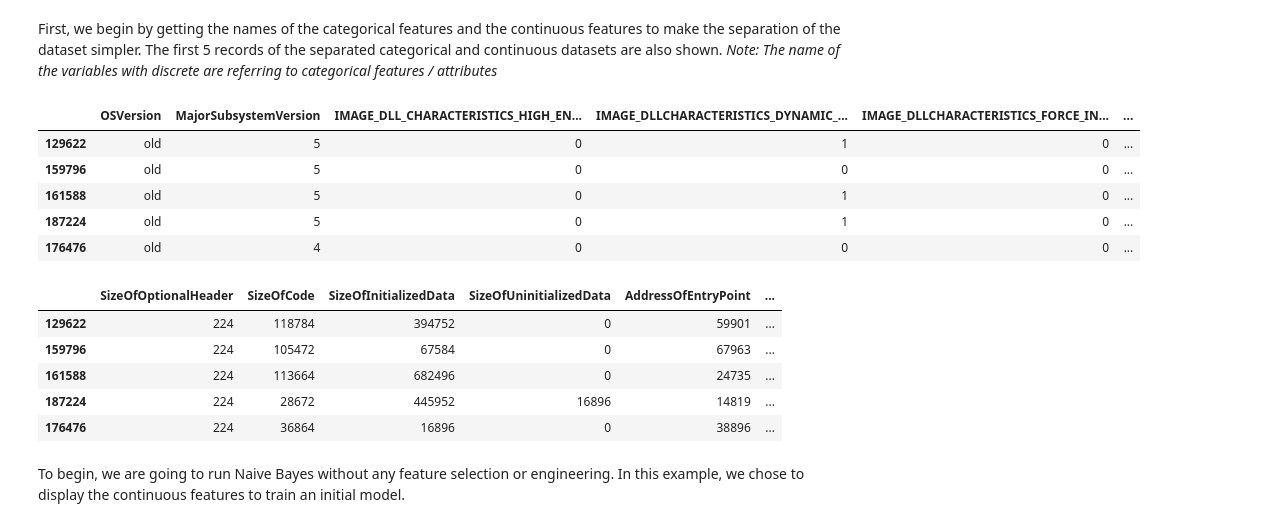
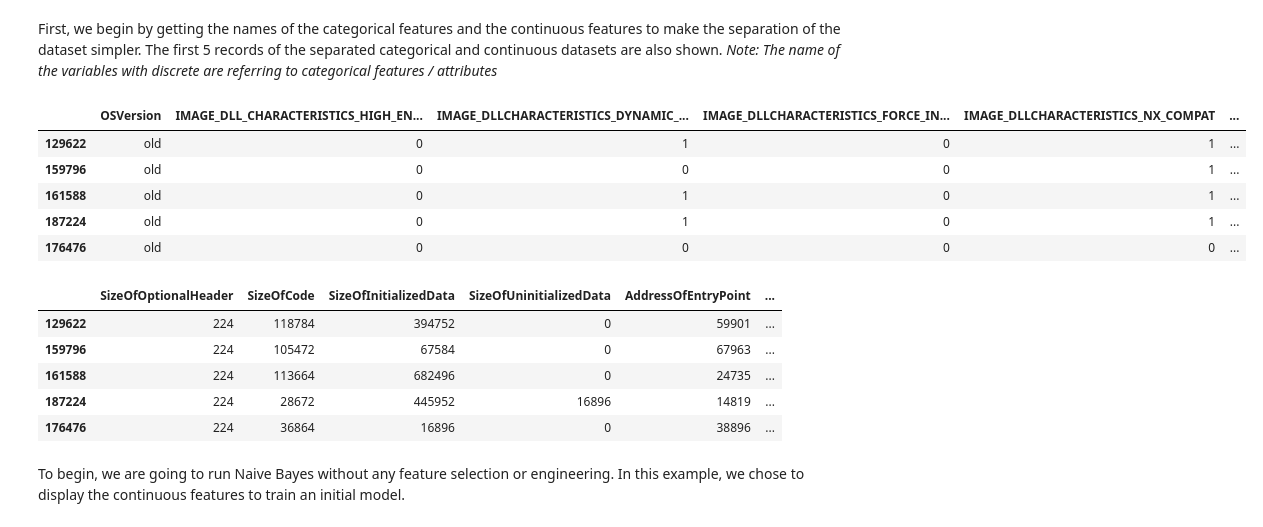
Before and after one commit to ayaabdelgawad/categorize-viruses, a Jupyter notebook: mal-classifier.ipynb, the cells around one changed output. Cells and saved outputs as stored; diff of their text form; code cells hidden in the pictures.

```diff
--- a/mal-classifier.ipynb
+++ b/mal-classifier.ipynb
@@ -487,25 +487,24 @@ First, we begin by getting the names of the categorical features and the continu
 # %%
 discrete_features = [
     "OSVersion",
-    "MajorSubsystemVersion",
     *dll_flag_offsets.values(),
     *[name for name in random_pruned_data if name.startswith ('Machine')],
     *[name for name in random_pruned_data if name.startswith ('Subsystem')]
 ]
 
 continuous_features = [
     name for name in data \
         if name not in discrete_features and name not in ["MajorOperatingSystemVersion", "legitimate"]]
 
 display (random_pruned_data[discrete_features].head ())
 display (random_pruned_data[continuous_features].head ())
 # %% [output]
-|  | OSVersion | MajorSubsystemVersion | IMAGE_DLL_CHARACTERISTICS_HIGH_EN... | IMAGE_DLLCHARACTERISTICS_DYNAMIC_... | IMAGE_DLLCHARACTERISTICS_FORCE_IN... | ... |
-| 129622 | old | 5 | 0 | 1 | 0 | ... |
-| 159796 | old | 5 | 0 | 0 | 0 | ... |
-| 161588 | old | 5 | 0 | 1 | 0 | ... |
-| 187224 | old | 5 | 0 | 1 | 0 | ... |
-| 176476 | old | 4 | 0 | 0 | 0 | ... |
+|  | OSVersion | IMAGE_DLL_CHARACTERISTICS_HIGH_EN... | IMAGE_DLLCHARACTERISTICS_DYNAMIC_... | IMAGE_DLLCHARACTERISTICS_FORCE_IN... | IMAGE_DLLCHARACTERISTICS_NX_COMPAT | ... |
+| 129622 | old | 0 | 1 | 0 | 1 | ... |
+| 159796 | old | 0 | 0 | 0 | 1 | ... |
+| 161588 | old | 0 | 1 | 0 | 1 | ... |
+| 187224 | old | 0 | 1 | 0 | 1 | ... |
+| 176476 | old | 0 | 0 | 0 | 0 | ... |
 |  | SizeOfOptionalHeader | SizeOfCode | SizeOfInitializedData | SizeOfUninitializedData | AddressOfEntryPoint | ... |
 | 129622 | 224 | 118784 | 394752 | 0 | 59901 | ... |
 | 159796 | 224 | 105472 | 67584 | 0 | 67963 | ... |
```
Also changed, not shown: parts of 3 cells of this notebook.
